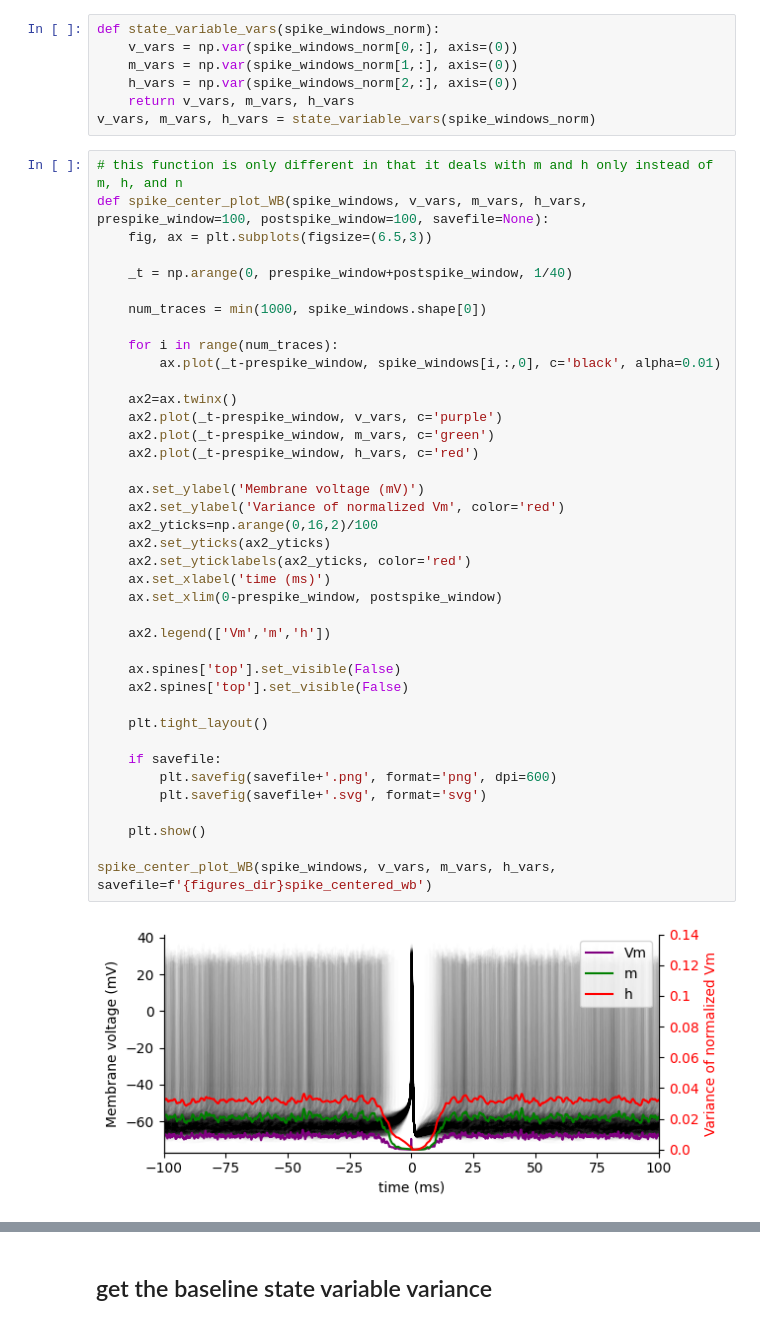
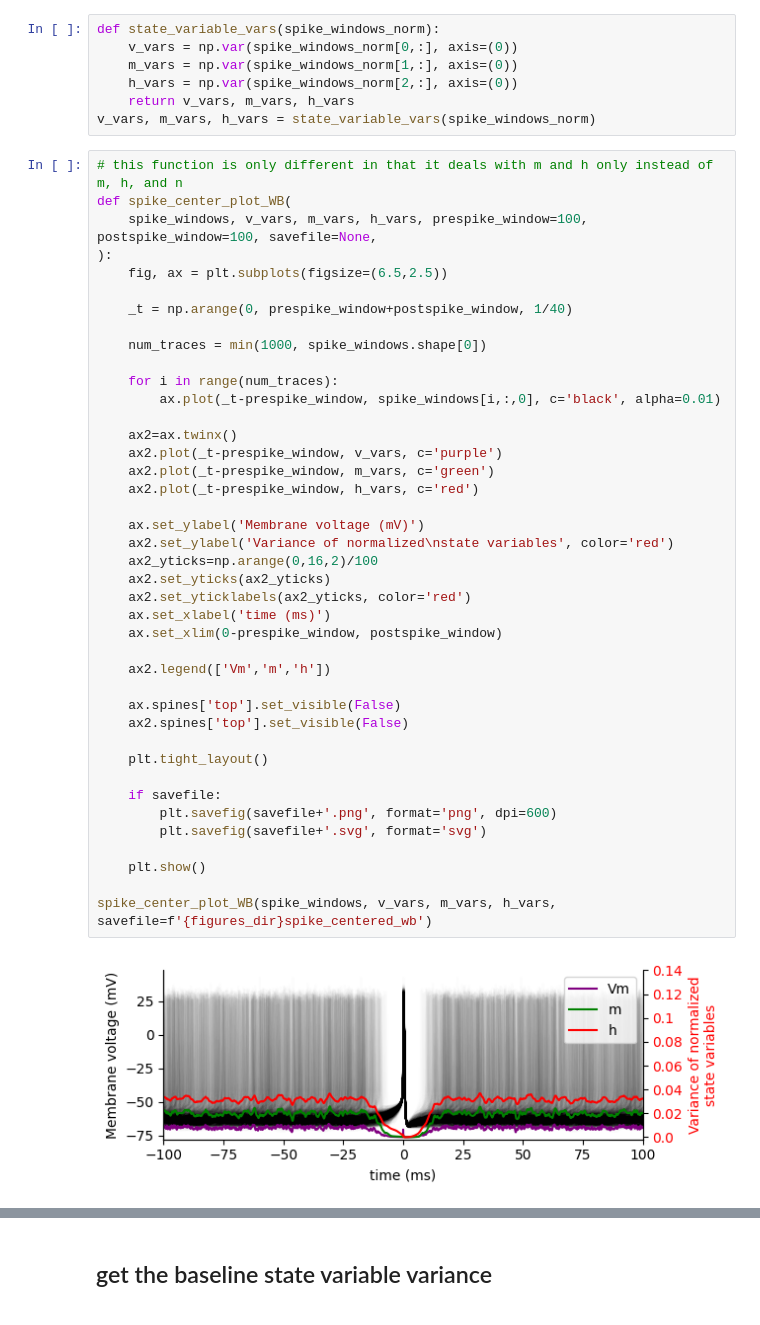
Before and after one commit to ec753/event_based_neuron, a Jupyter notebook: notebooks/spike_centered.ipynb, the cells around one changed output, grey strips where cells are left out. Cells and saved outputs as stored; diff of their text form.

```diff
--- a/notebooks/spike_centered.ipynb
+++ b/notebooks/spike_centered.ipynb
@@ -208,8 +208,10 @@ def state_variable_vars(spike_windows_norm):
 v_vars, m_vars, h_vars = state_variable_vars(spike_windows_norm)
 # %%
 # this function is only different in that it deals with m and h only instead of m, h, and n
-def spike_center_plot_WB(spike_windows, v_vars, m_vars, h_vars, prespike_window=100, postspike_window=100, savefile=None):
-    fig, ax = plt.subplots(figsize=(6.5,3))
+def spike_center_plot_WB(
+    spike_windows, v_vars, m_vars, h_vars, prespike_window=100, postspike_window=100, savefile=None,
+):
+    fig, ax = plt.subplots(figsize=(6.5,2.5))
 
     _t = np.arange(0, prespike_window+postspike_window, 1/40)
 
@@ -218,32 +220,32 @@ def spike_center_plot_WB(spike_windows, v_vars, m_vars, h_vars, prespike_window=
     for i in range(num_traces):
         ax.plot(_t-prespike_window, spike_windows[i,:,0], c='black', alpha=0.01)
 
     ax2=ax.twinx()
     ax2.plot(_t-prespike_window, v_vars, c='purple')
     ax2.plot(_t-prespike_window, m_vars, c='green')
     ax2.plot(_t-prespike_window, h_vars, c='red')
 
     ax.set_ylabel('Membrane voltage (mV)')
-    ax2.set_ylabel('Variance of normalized Vm', color='red')
+    ax2.set_ylabel('Variance of normalized\nstate variables', color='red')
     ax2_yticks=np.arange(0,16,2)/100
     ax2.set_yticks(ax2_yticks)
     ax2.set_yticklabels(ax2_yticks, color='red')
     ax.set_xlabel('time (ms)')
     ax.set_xlim(0-prespike_window, postspike_window)
 
     ax2.legend(['Vm','m','h'])
 
     ax.spines['top'].set_visible(False)
     ax2.spines['top'].set_visible(False)
 
     plt.tight_layout()
 
     if savefile:
         plt.savefig(savefile+'.png', format='png', dpi=600)
         plt.savefig(savefile+'.svg', format='svg')
 
     plt.show()
 
 spike_center_plot_WB(spike_windows, v_vars, m_vars, h_vars, savefile=f'{figures_dir}spike_centered_wb')
 # %% [output]
-[figure, old version]
+[figure, new version]
```
Also changed, not shown: parts of 16 cells of this notebook, 4 other files.
